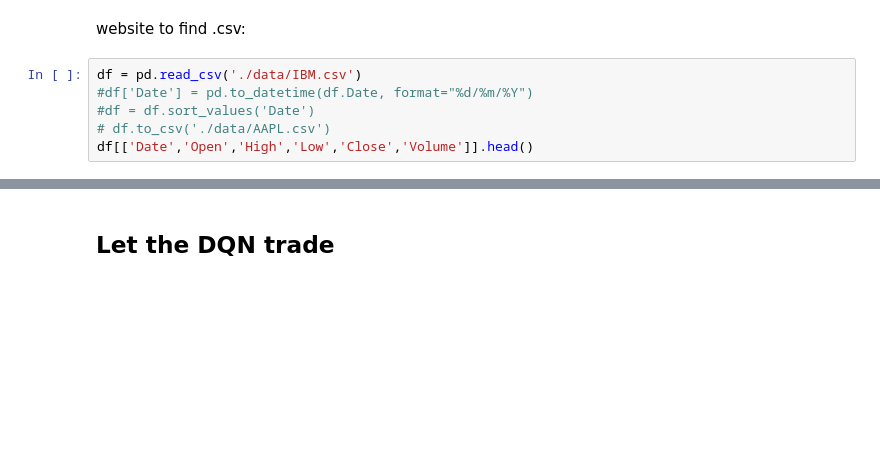
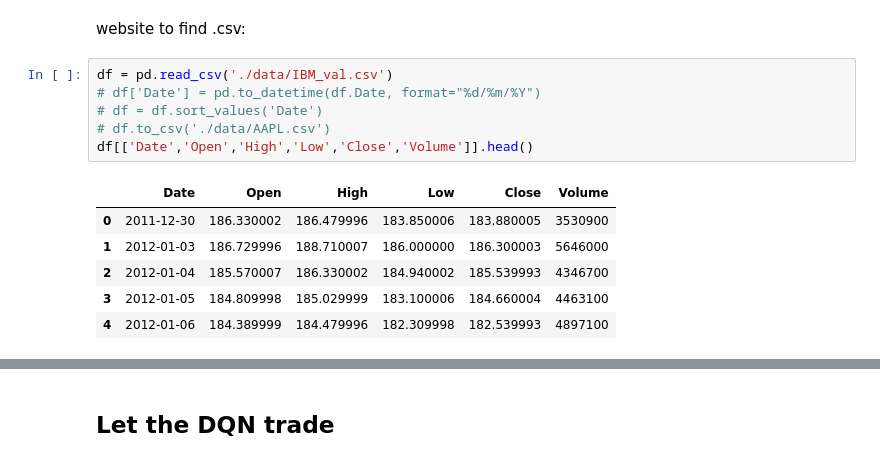
Before and after one commit to AceZz/P3A-Deep-Reinforcement-Learning, a Jupyter notebook: Stock-Trading-Environment/comparing.ipynb, the cells around one changed output, grey strips where cells are left out. Saved outputs shown, nothing was run; the diff lists cells and outputs as text; blank space fills up the shorter version.

```diff
--- a/Stock-Trading-Environment/comparing.ipynb
+++ b/Stock-Trading-Environment/comparing.ipynb
@@ -7,10 +7,17 @@ from utils.utils import convert_action
 # %% [markdown]
 website to find .csv:
 # %%
-df = pd.read_csv('./data/IBM.csv')
-#df['Date'] = pd.to_datetime(df.Date, format="%d/%m/%Y")
-#df = df.sort_values('Date')
+df = pd.read_csv('./data/IBM_val.csv')
+# df['Date'] = pd.to_datetime(df.Date, format="%d/%m/%Y")
+# df = df.sort_values('Date')
 # df.to_csv('./data/AAPL.csv')
 df[['Date','Open','High','Low','Close','Volume']].head()
+# %% [output]
+|  | Date | Open | High | Low | Close | Volume |
+| 0 | 2011-12-30 | 186.330002 | 186.479996 | 183.850006 | 183.880005 | 3530900 |
+| 1 | 2012-01-03 | 186.729996 | 188.710007 | 186.000000 | 186.300003 | 5646000 |
+| 2 | 2012-01-04 | 185.570007 | 186.330002 | 184.940002 | 185.539993 | 4346700 |
+| 3 | 2012-01-05 | 184.809998 | 185.029999 | 183.100006 | 184.660004 | 4463100 |
+| 4 | 2012-01-06 | 184.389999 | 184.479996 | 182.309998 | 182.539993 | 4897100 |
 # %%
 df.plot(x="Date", y="Close")
```
Also changed, not shown: parts of 7 cells of this notebook, 2 other files.
